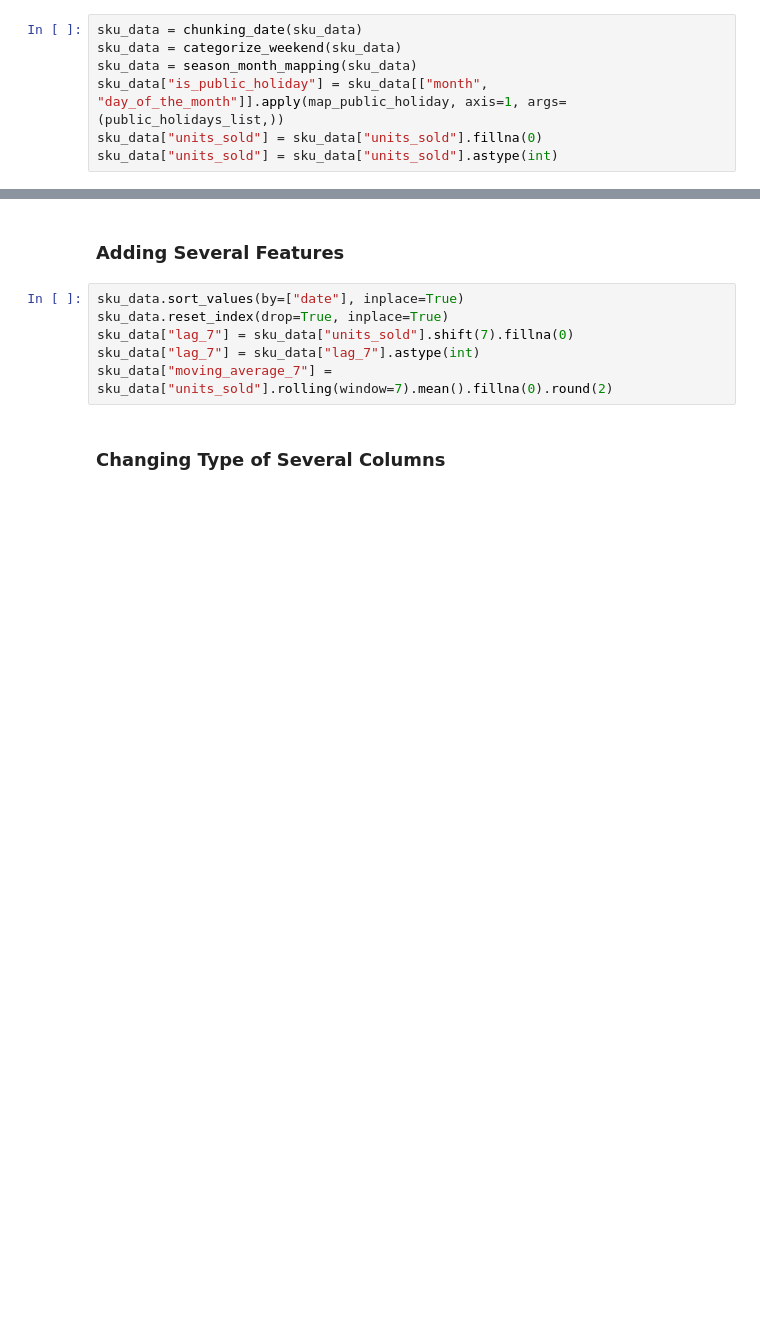
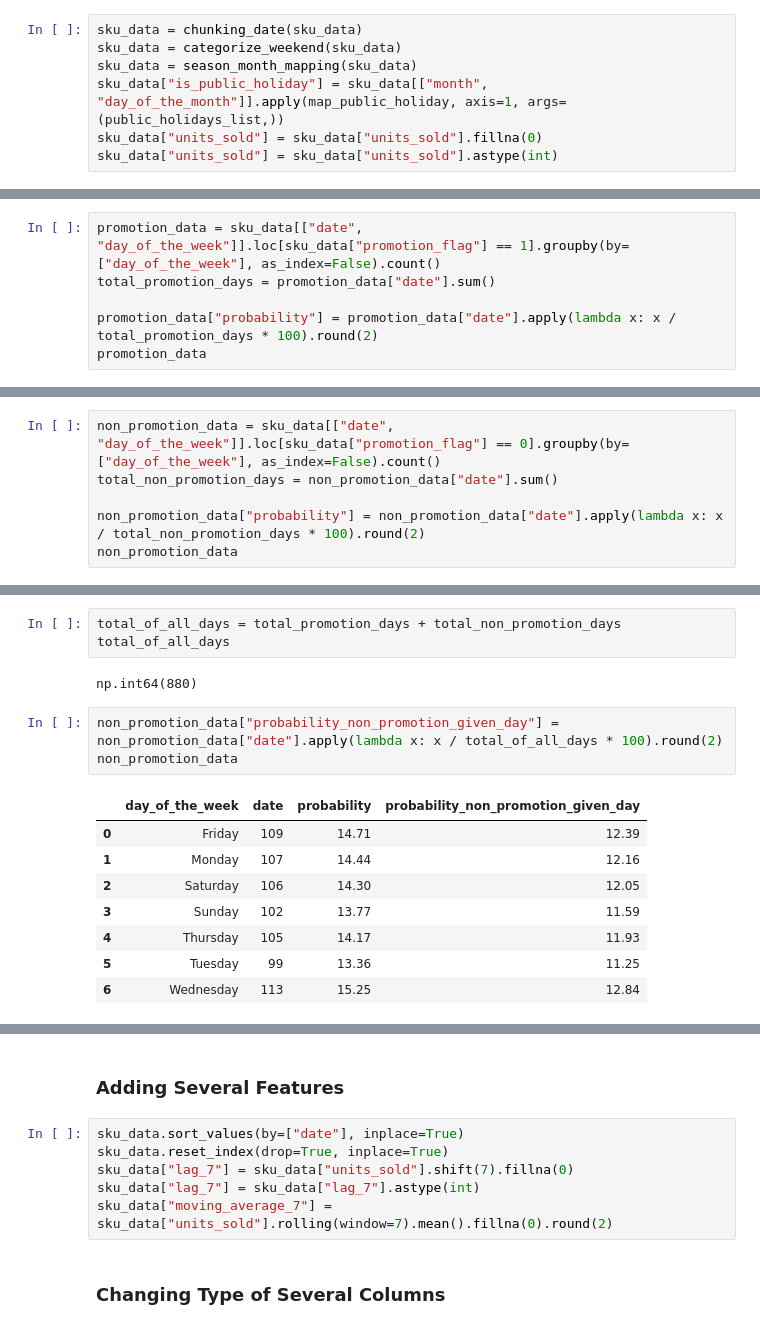
Before and after one commit to dnshwng98/fmcg_intelligent_tools, a Jupyter notebook: src/fmcg_intelligent_tools/Untitled.ipynb, the cells around one changed output, grey strips where cells are left out. Cells and saved outputs as stored; diff of their text form; blank space fills up the shorter version.

```diff
--- a/src/fmcg_intelligent_tools/Untitled.ipynb
+++ b/src/fmcg_intelligent_tools/Untitled.ipynb
@@ -457,0 +470,6 @@ sku_data["units_sold"] = sku_data["units_sold"].astype(int)
+# %%
+promotion_data = sku_data[["date", "day_of_the_week"]].loc[sku_data["promotion_flag"] == 1].groupby(by=["day_of_the_week"], as_index=False).count()
+total_promotion_days = promotion_data["date"].sum()
+
+promotion_data["probability"] = promotion_data["date"].apply(lambda x: x / total_promotion_days * 100).round(2)
+promotion_data
@@ -457,0 +485,6 @@ sku_data["units_sold"] = sku_data["units_sold"].astype(int)
+# %%
+non_promotion_data = sku_data[["date", "day_of_the_week"]].loc[sku_data["promotion_flag"] == 0].groupby(by=["day_of_the_week"], as_index=False).count()
+total_non_promotion_days = non_promotion_data["date"].sum()
+
+non_promotion_data["probability"] = non_promotion_data["date"].apply(lambda x: x / total_non_promotion_days * 100).round(2)
+non_promotion_data
@@ -457,0 +500,17 @@ sku_data["units_sold"] = sku_data["units_sold"].astype(int)
+# %%
+total_of_all_days = total_promotion_days + total_non_promotion_days
+total_of_all_days
+# %% [output]
+np.int64(880)
+# %%
+non_promotion_data["probability_non_promotion_given_day"] = non_promotion_data["date"].apply(lambda x: x / total_of_all_days * 100).round(2)
+non_promotion_data
+# %% [output]
+|  | day_of_the_week | date | probability | probability_non_promotion_given_day |
+| 0 | Friday | 109 | 14.71 | 12.39 |
+| 1 | Monday | 107 | 14.44 | 12.16 |
+| 2 | Saturday | 106 | 14.30 | 12.05 |
+| 3 | Sunday | 102 | 13.77 | 11.59 |
+| 4 | Thursday | 105 | 14.17 | 11.93 |
+| 5 | Tuesday | 99 | 13.36 | 11.25 |
+| 6 | Wednesday | 113 | 15.25 | 12.84 |
```
Also changed, not shown: parts of 31 cells of this notebook.
